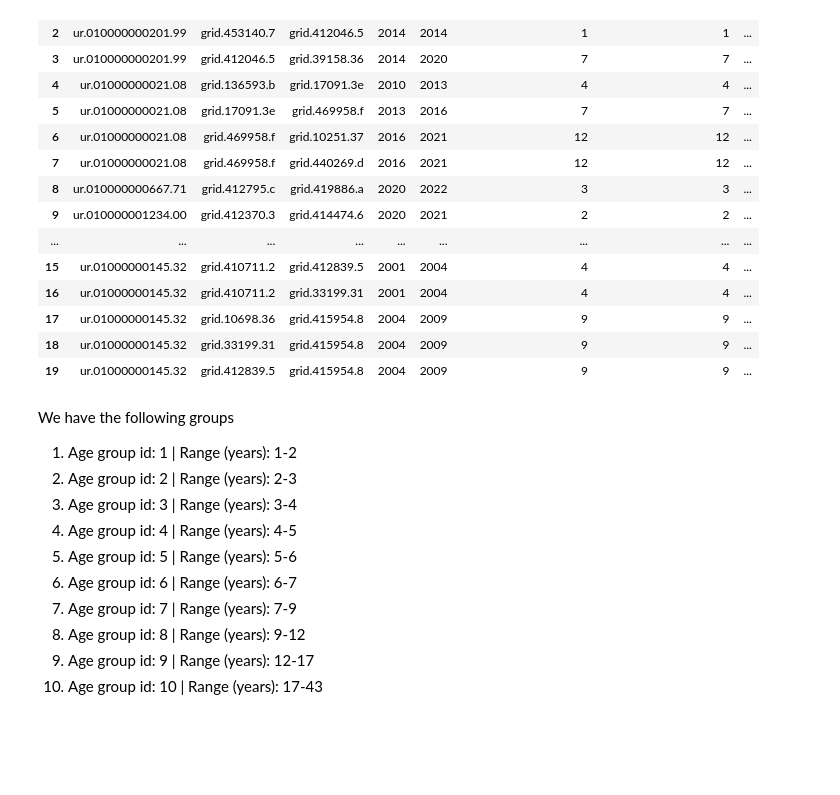
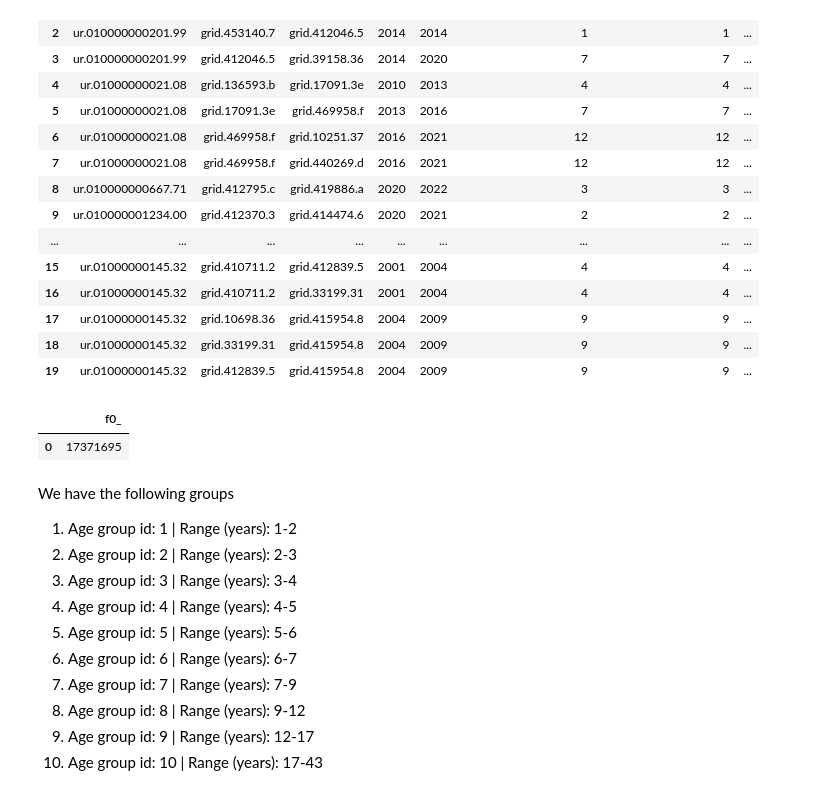
Before and after one commit to complexity-science-hub/SciFlows, a Jupyter notebook: Flows_1980_2022_first_level_for.ipynb, the cells around one changed output. Saved outputs shown, nothing was run; the diff lists cells and outputs as text; code cells hidden in the pictures; blank space fills up the shorter version.

```diff
--- a/Flows_1980_2022_first_level_for.ipynb
+++ b/Flows_1980_2022_first_level_for.ipynb
@@ -790,6 +798,12 @@ LIMIT 20;
 | 17 | ur.01000000145.32 | grid.10698.36 | grid.415954.8 | 2004 | 2009 | 9 | 9 | ... |
 | 18 | ur.01000000145.32 | grid.33199.31 | grid.415954.8 | 2004 | 2009 | 9 | 9 | ... |
 | 19 | ur.01000000145.32 | grid.412839.5 | grid.415954.8 | 2004 | 2009 | 9 | 9 | ... |
+# %%
+%%bigquery --project $project_id
+SELECT COUNT(*) FROM  cshdimensionstest.test.flows_1980_2022_age_deciles;
+# %% [output]
+|  | f0_ |
+| 0 | 17371695 |
 # %% [markdown]
 We have the following groups
 1. Age group id: 1 | Range (years): 1-2
```
Also changed, not shown: parts of 17 cells of this notebook.
